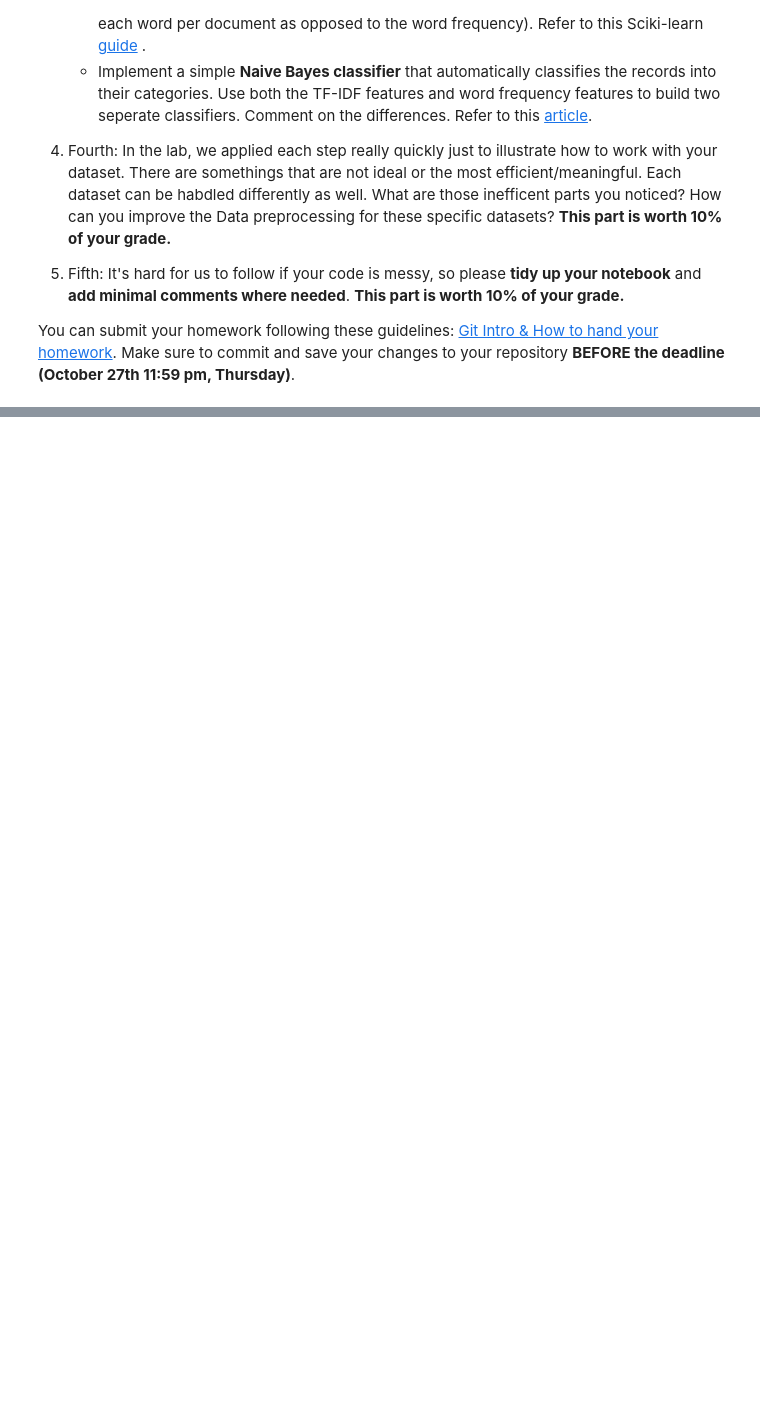
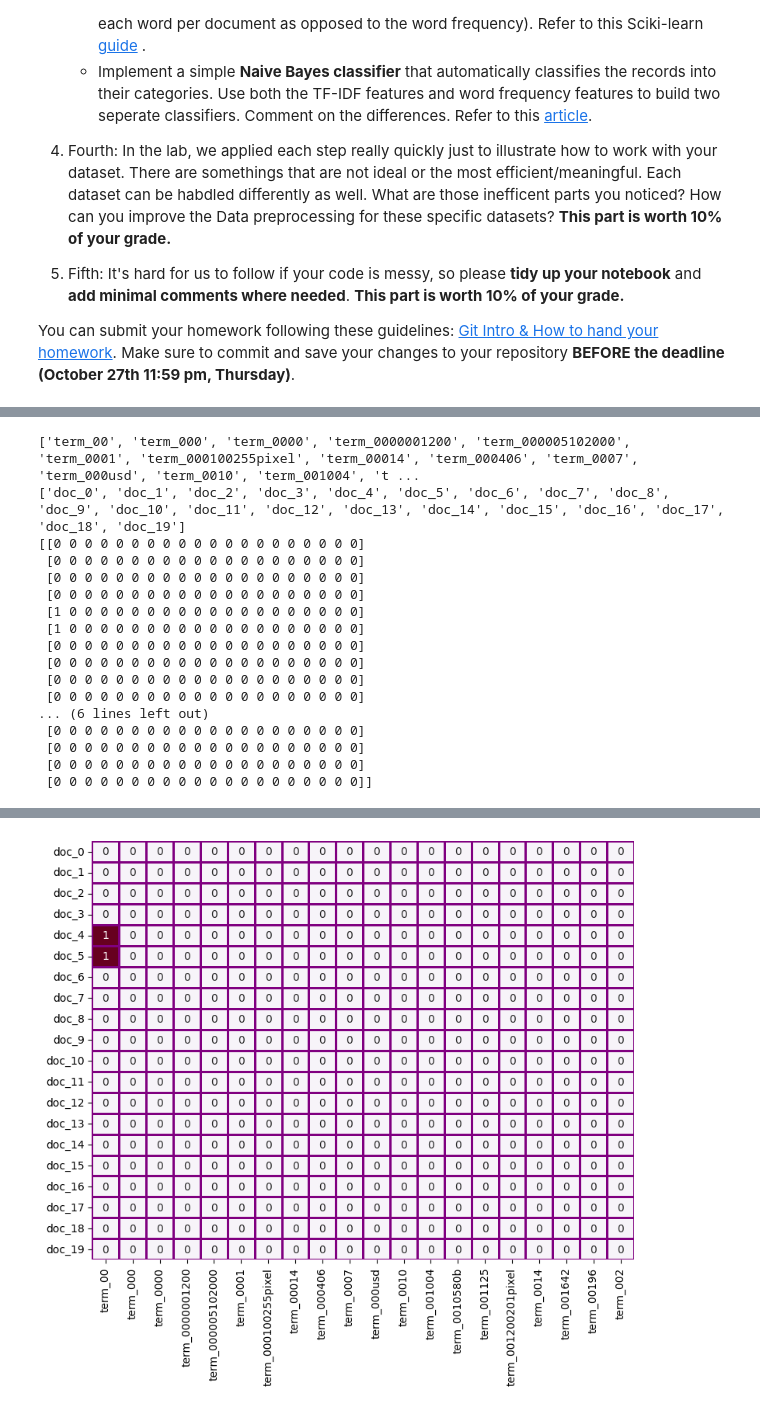
Before and after one commit to mjcast94/DM2023-Lab1-Master, a Jupyter notebook: Homework/DM2023-Lab1-Homework.ipynb, the cells around one changed output, grey strips where cells are left out. Saved outputs shown, nothing was run; the diff lists cells and outputs as text; code cells hidden in the pictures; blank space fills up the shorter version.

```diff
--- a/Homework/DM2023-Lab1-Homework.ipynb
+++ b/Homework/DM2023-Lab1-Homework.ipynb
@@ -201,23 +238,24 @@ list(X[0:1]['unigrams'])
 # %%
+import nltk
+nltk.download('punkt')
+
+# takes a like a minute or two to process
+X['unigrams'] = X['text'].apply(lambda x: dmh.tokenize_text(x))
+
+
 from sklearn.feature_extraction.text import CountVectorizer
 
 count_vect = CountVectorizer()
 X_counts = count_vect.fit_transform(X.text) #learn the vocabulary and return document-term matrix
 print(X_counts.shape)
 print(X_counts[0])
-count_vect.get_feature_names_out()[14887]
-count_vect.get_feature_names_out()[29022]
-count_vect.get_feature_names_out()[8696]
-count_vect.get_feature_names_out()[4017]
+
+
 analyze = count_vect.build_analyzer()
 analyze(X.text[0])
 
-analyze = count_vect.build_analyzer()
-analyze("I am craving for a hawaiian pizza right now")
 
-# tokenization, remove stop words (e.g i, a, the), create n-gram (or unigram)
+#Exercise 9 - Answer here
 
-#EXERCISE 9 - Answer here
-# How do we turn our array[0] text document into a tokenized text using the build_analyzer()?
 print(X.text[0])
 analyze(X.text[0])
@@ -229,10 +328,21 @@ count_vect.get_feature_names_out()[14887]
 # %%
-#EXERCISE 11 - Answer here
+# first twenty features only
+plot_x = ["term_"+str(i) for i in count_vect.get_feature_names_out()[0:20]]
+print(plot_x)
+
+# obtain document index
+plot_y = ["doc_"+ str(i) for i in list(X.index)[0:20]]
+print(plot_y)
+
+plot_z = X_counts[0:20, 0:20].toarray() #X_counts[how many documents, how many terms]
+print(plot_z)
+
+#Exercise 11 - Answer here
 #Instead of having the numerical values, we could display the vocab terms
 #this is to make it more readable for the user
 #Im still working on that exercise
+import seaborn as sns
 
-import seaborn as sns
 df_todraw = pd.DataFrame(plot_z, columns = plot_x, index = plot_y)
 display(df_todraw)
 plt.subplots(figsize=(9, 7))
@@ -242,3 +352,21 @@ ax = sns.heatmap(df_todraw,
                  cmap="PuRd",
                  vmin=0, vmax=1, annot=True,
                  cbar=False)
+# %% [output]
+['term_00', 'term_000', 'term_0000', 'term_0000001200', 'term_000005102000', 'term_0001', 'term_000100255pixel', 'term_00014', 'term_000406', 'term_0007', 'term_000usd', 'term_0010', 'term_001004', 't ...
+['doc_0', 'doc_1', 'doc_2', 'doc_3', 'doc_4', 'doc_5', 'doc_6', 'doc_7', 'doc_8', 'doc_9', 'doc_10', 'doc_11', 'doc_12', 'doc_13', 'doc_14', 'doc_15', 'doc_16', 'doc_17', 'doc_18', 'doc_19']
+[[0 0 0 0 0 0 0 0 0 0 0 0 0 0 0 0 0 0 0 0]
+ [0 0 0 0 0 0 0 0 0 0 0 0 0 0 0 0 0 0 0 0]
+ [0 0 0 0 0 0 0 0 0 0 0 0 0 0 0 0 0 0 0 0]
+ [0 0 0 0 0 0 0 0 0 0 0 0 0 0 0 0 0 0 0 0]
+ [1 0 0 0 0 0 0 0 0 0 0 0 0 0 0 0 0 0 0 0]
+ [1 0 0 0 0 0 0 0 0 0 0 0 0 0 0 0 0 0 0 0]
+ [0 0 0 0 0 0 0 0 0 0 0 0 0 0 0 0 0 0 0 0]
+ [0 0 0 0 0 0 0 0 0 0 0 0 0 0 0 0 0 0 0 0]
+ [0 0 0 0 0 0 0 0 0 0 0 0 0 0 0 0 0 0 0 0]
+ [0 0 0 0 0 0 0 0 0 0 0 0 0 0 0 0 0 0 0 0]
+... (6 lines left out)
+ [0 0 0 0 0 0 0 0 0 0 0 0 0 0 0 0 0 0 0 0]
+ [0 0 0 0 0 0 0 0 0 0 0 0 0 0 0 0 0 0 0 0]
+ [0 0 0 0 0 0 0 0 0 0 0 0 0 0 0 0 0 0 0 0]
+ [0 0 0 0 0 0 0 0 0 0 0 0 0 0 0 0 0 0 0 0]]
@@ -245 +390,2 @@ ax = sns.heatmap(df_todraw,
+[figure, added]
 # %%
```
Also changed, not shown: parts of 38 cells of this notebook.
